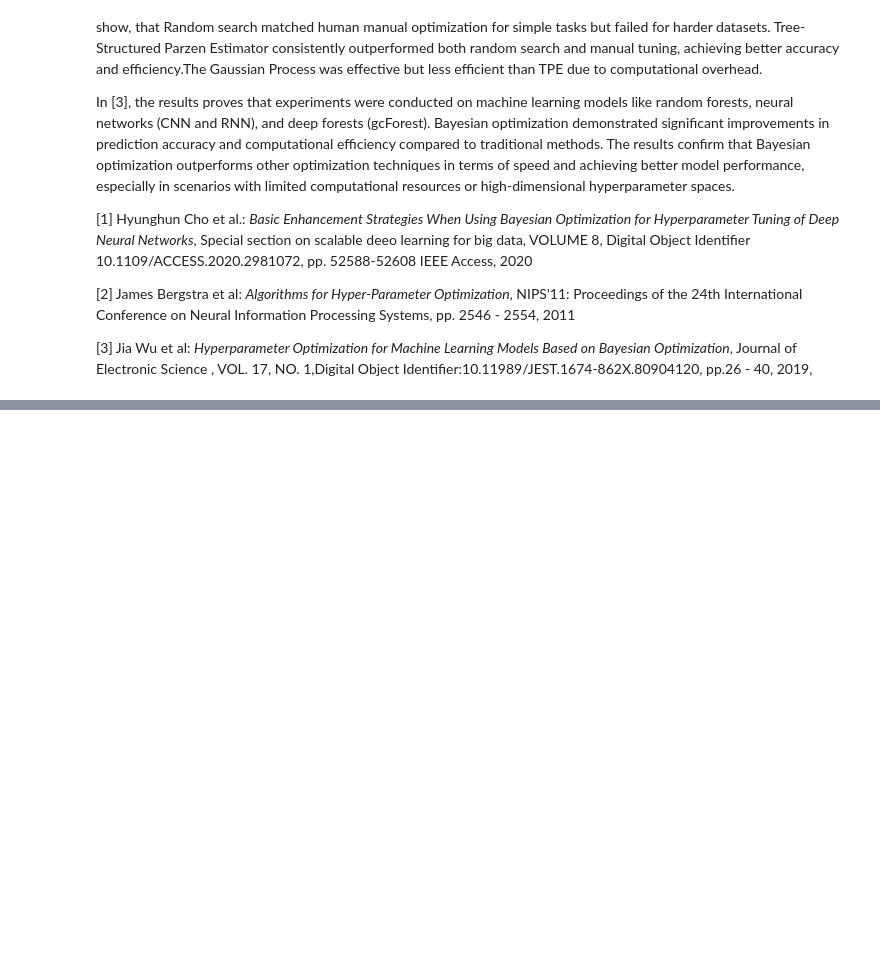
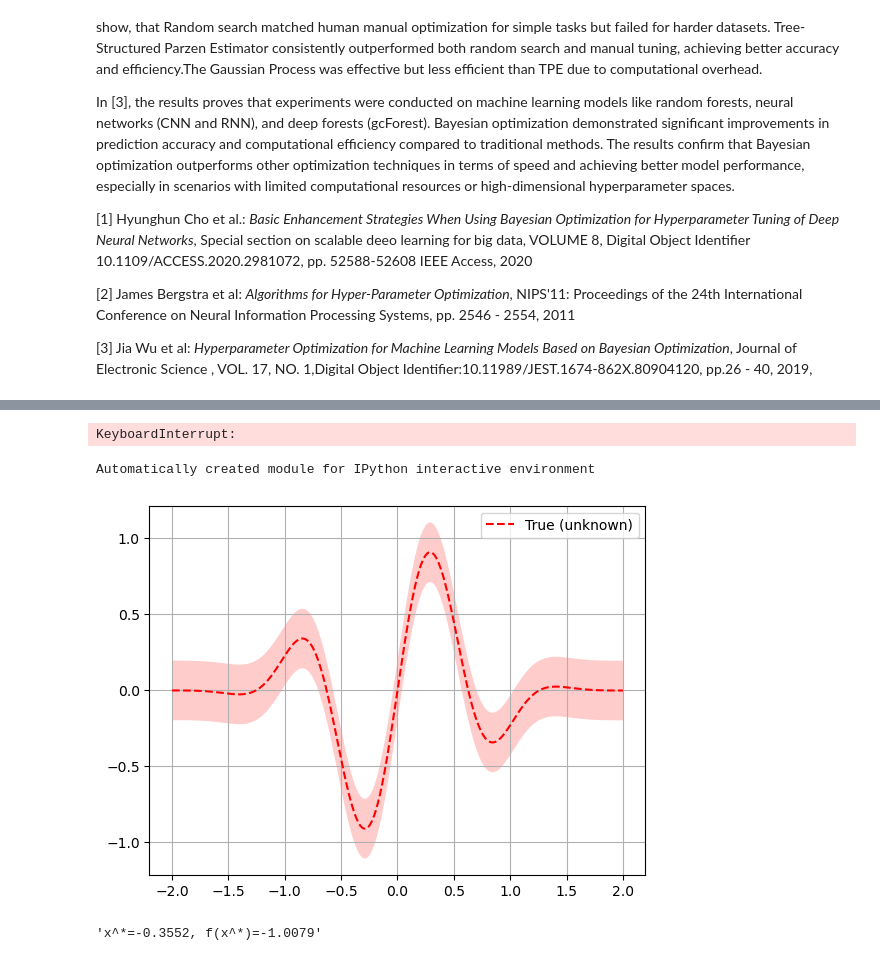
Before and after one commit to ThMRudolf/2024_Project_NumericalMethods, a Jupyter notebook: Optimizacion_Bayesiana_2024_rdf_en.ipynb, the cells around one changed output, grey strips where cells are left out. Cells and saved outputs as stored; diff of their text form; code cells hidden in the pictures; blank space fills up the shorter version.

```diff
--- a/Optimizacion_Bayesiana_2024_rdf_en.ipynb
+++ b/Optimizacion_Bayesiana_2024_rdf_en.ipynb
@@ -24,0 +118,5 @@ The results confirm that Bayesian optimization outperforms other optimization te
+# %%
+# Fit the BayesSearchCV to the training data
+bayes_search.fit(X_train, y_train)
+# %% [output]
+KeyboardInterrupt:
@@ -24,0 +135,29 @@ The results confirm that Bayesian optimization outperforms other optimization te
+# %%
+print(__doc__)
+
+import numpy as np
+np.random.seed(237)
+import matplotlib.pyplot as plt
+from skopt.plots import plot_gaussian_process
+# %% [output]
+Automatically created module for IPython interactive environment
+# %%
+noise_level = 0.1
+
+def f(x, noise_level=noise_level):
+    return np.sin(5 * x[0]) * (1 - np.tanh(x[0] ** 2))\
+           + np.random.randn() * noise_level
+# %%
+# Plot f(x) + contours
+x = np.linspace(-2, 2, 400).reshape(-1, 1)
+fx = [f(x_i, noise_level=0.0) for x_i in x]
+plt.plot(x, fx, "r--", label="True (unknown)")
+plt.fill(np.concatenate([x, x[::-1]]),
+         np.concatenate(([fx_i - 1.9600 * noise_level for fx_i in fx],
+                         [fx_i + 1.9600 * noise_level for fx_i in fx[::-1]])),
+         alpha=.2, fc="r", ec="None")
+plt.legend()
+plt.grid()
+plt.show()
+# %% [output]
+[figure, added]
@@ -24,0 +174,4 @@ The results confirm that Bayesian optimization outperforms other optimization te
+# %%
+"x^*=%.4f, f(x^*)=%.4f" % (res.x[0], res.fun)
+# %% [output]
+'x^*=-0.3552, f(x^*)=-1.0079'
```
Also changed, not shown: parts of 16 cells of this notebook, 1 other file.
